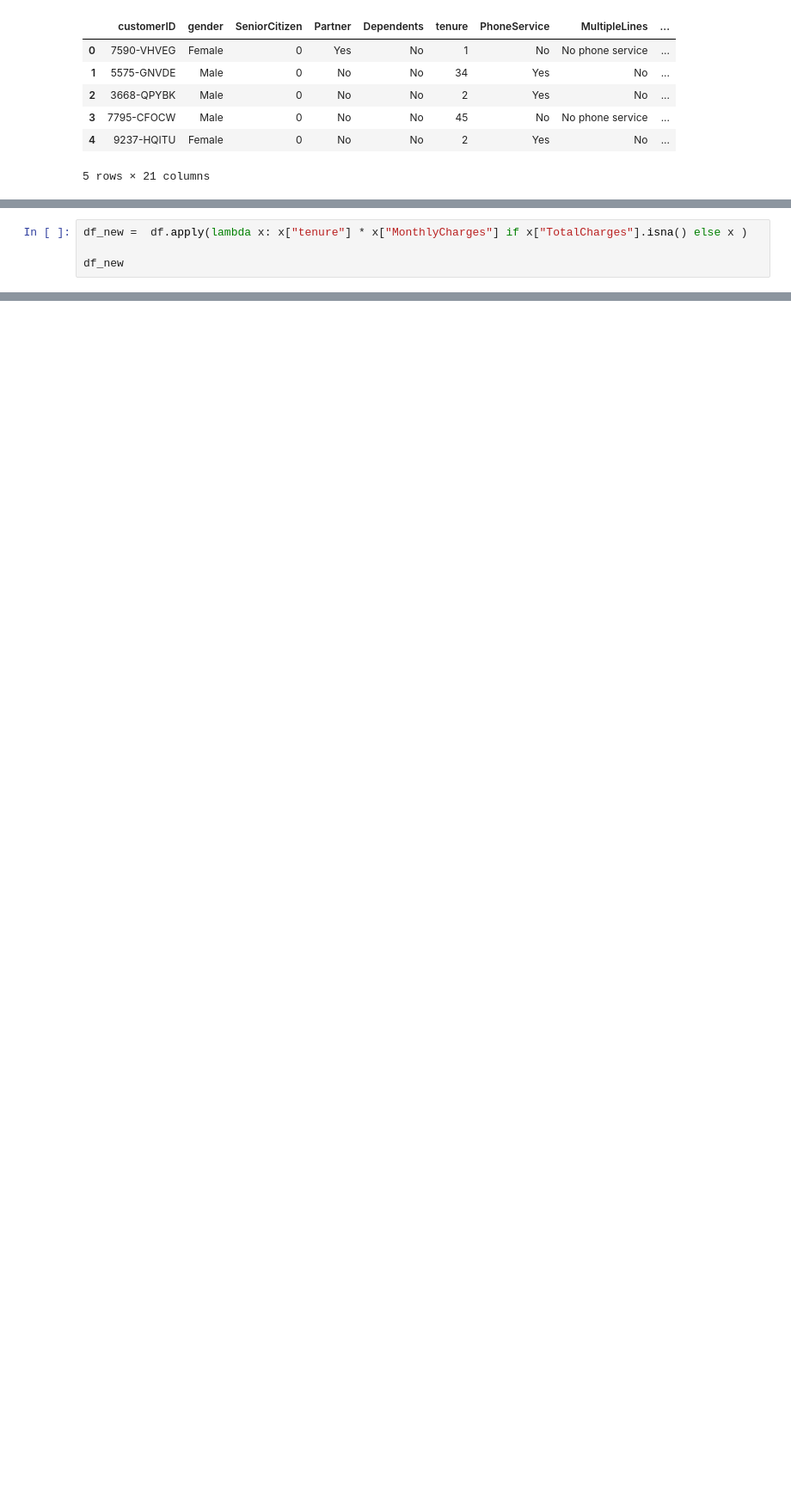
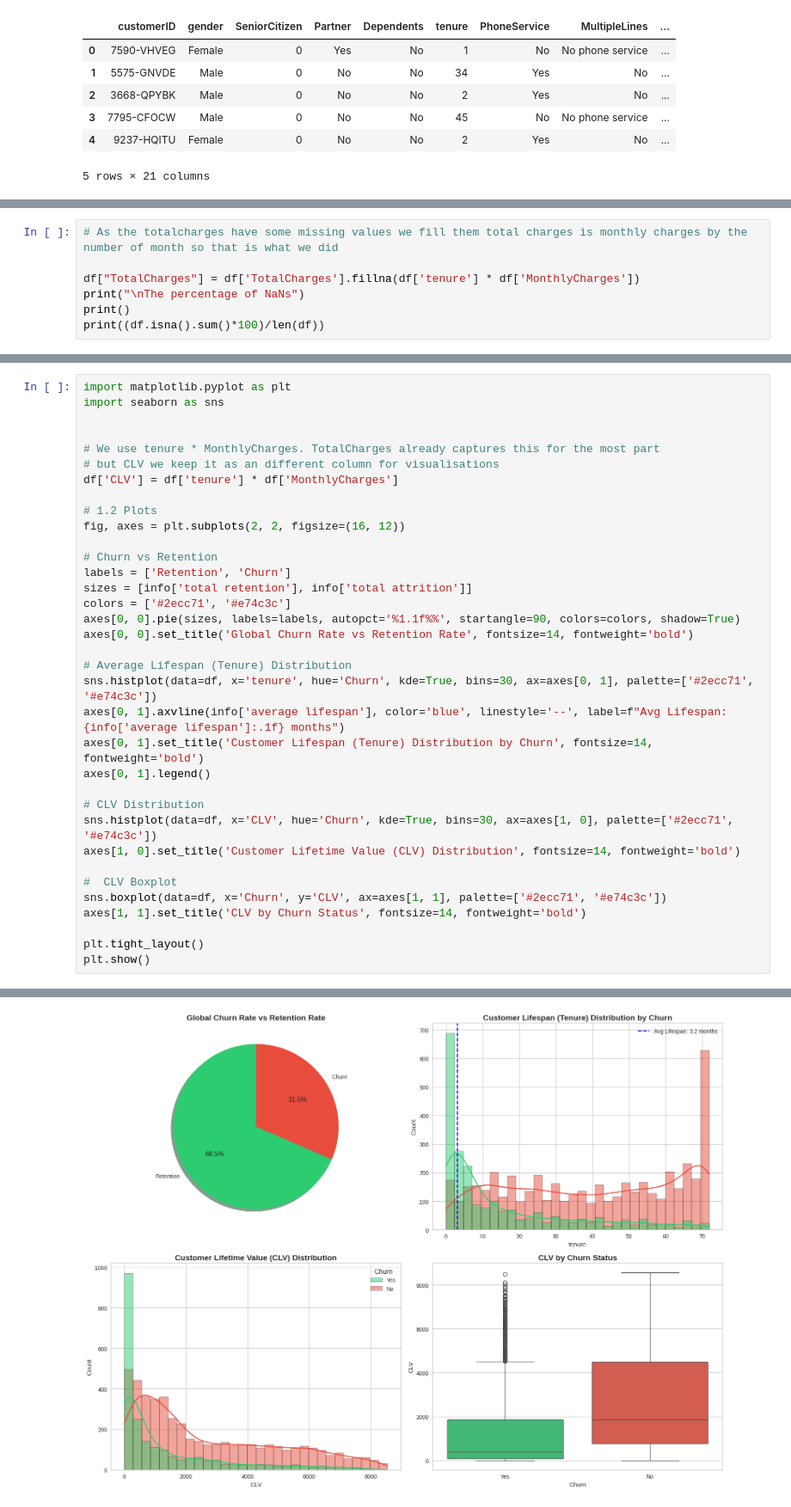
Before and after one commit to Andy12-14/telecom_clustering, a Jupyter notebook: tabular/telecom2.ipynb, the cells around one changed output, grey strips where cells are left out. Shown at 86% size. Cells and saved outputs as stored; diff of their text form; blank space fills up the shorter version.

```diff
--- a/tabular/telecom2.ipynb
+++ b/tabular/telecom2.ipynb
@@ -125,5 +109,8 @@ df
 # %%
-df_new =  df.apply(lambda x: x["tenure"] * x["MonthlyCharges"] if x["TotalCharges"].isna() else x )
+# As the totalcharges have some missing values we fill them total charges is monthly charges by the number of month so that is what we did
 
-df_new
+df["TotalCharges"] = df['TotalCharges'].fillna(df['tenure'] * df['MonthlyCharges'])
+print("\nThe percentage of NaNs")
+print()
+print((df.isna().sum()*100)/len(df))
 # %% [output]
@@ -157,0 +157,36 @@ the attrition rate is : 31.427758816837315, the retention rate is : 68.572241183
+# %%
+import matplotlib.pyplot as plt
+import seaborn as sns
+
+
+# We use tenure * MonthlyCharges. TotalCharges already captures this for the most part
+# but CLV we keep it as an different column for visualisations
+df['CLV'] = df['tenure'] * df['MonthlyCharges']
+
+# 1.2 Plots
+fig, axes = plt.subplots(2, 2, figsize=(16, 12))
+
+# Churn vs Retention
+labels = ['Retention', 'Churn']
+sizes = [info['total retention'], info['total attrition']]
+colors = ['#2ecc71', '#e74c3c']
+axes[0, 0].pie(sizes, labels=labels, autopct='%1.1f%%', startangle=90, colors=colors, shadow=True)
+axes[0, 0].set_title('Global Churn Rate vs Retention Rate', fontsize=14, fontweight='bold')
+
+# Average Lifespan (Tenure) Distribution
+sns.histplot(data=df, x='tenure', hue='Churn', kde=True, bins=30, ax=axes[0, 1], palette=['#2ecc71', '#e74c3c'])
+axes[0, 1].axvline(info['average lifespan'], color='blue', linestyle='--', label=f"Avg Lifespan: {info['average lifespan']:.1f} months")
+axes[0, 1].set_title('Customer Lifespan (Tenure) Distribution by Churn', fontsize=14, fontweight='bold')
+axes[0, 1].legend()
+
+# CLV Distribution
+sns.histplot(data=df, x='CLV', hue='Churn', kde=True, bins=30, ax=axes[1, 0], palette=['#2ecc71', '#e74c3c'])
+axes[1, 0].set_title('Customer Lifetime Value (CLV) Distribution', fontsize=14, fontweight='bold')
+
+#  CLV Boxplot
+sns.boxplot(data=df, x='Churn', y='CLV', ax=axes[1, 1], palette=['#2ecc71', '#e74c3c'])
+axes[1, 1].set_title('CLV by Churn Status', fontsize=14, fontweight='bold')
+
+plt.tight_layout()
+plt.show()
+# %% [output]
@@ -157,0 +196 @@ the attrition rate is : 31.427758816837315, the retention rate is : 68.572241183
+[figure, added]
```
Also changed, not shown: parts of 22 cells of this notebook, 1 other file.
